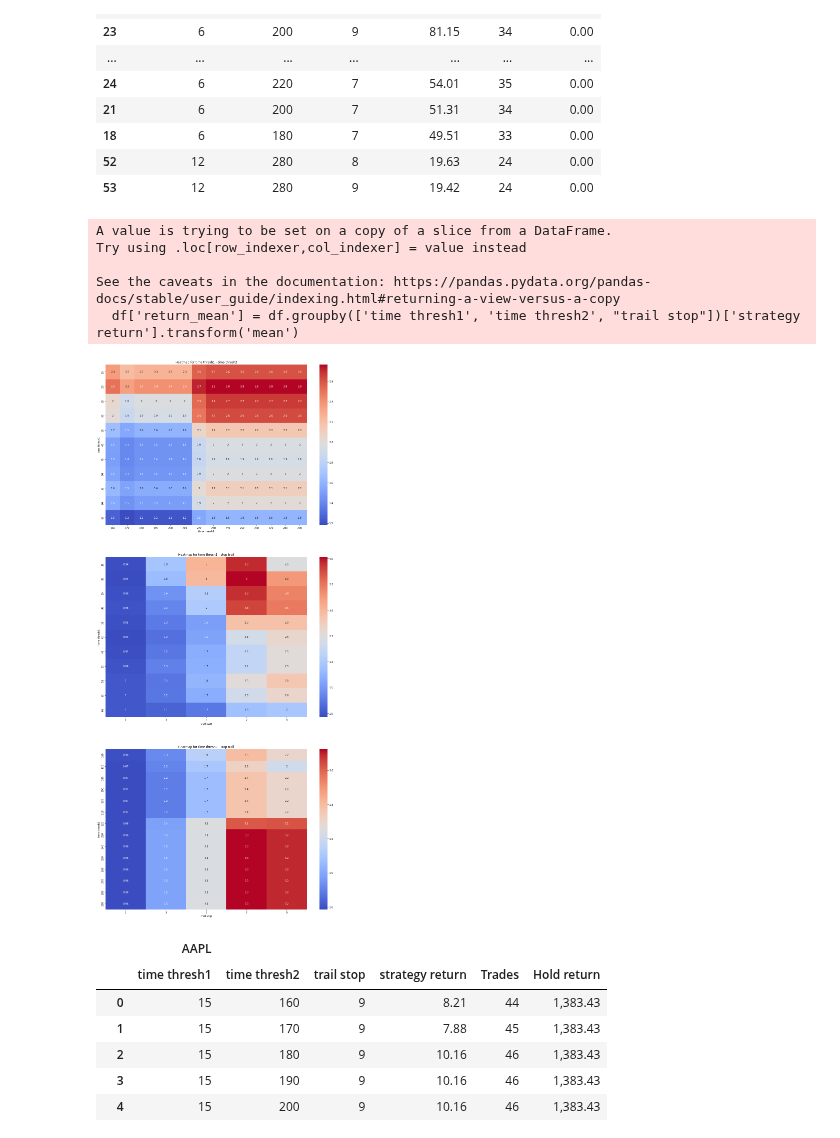
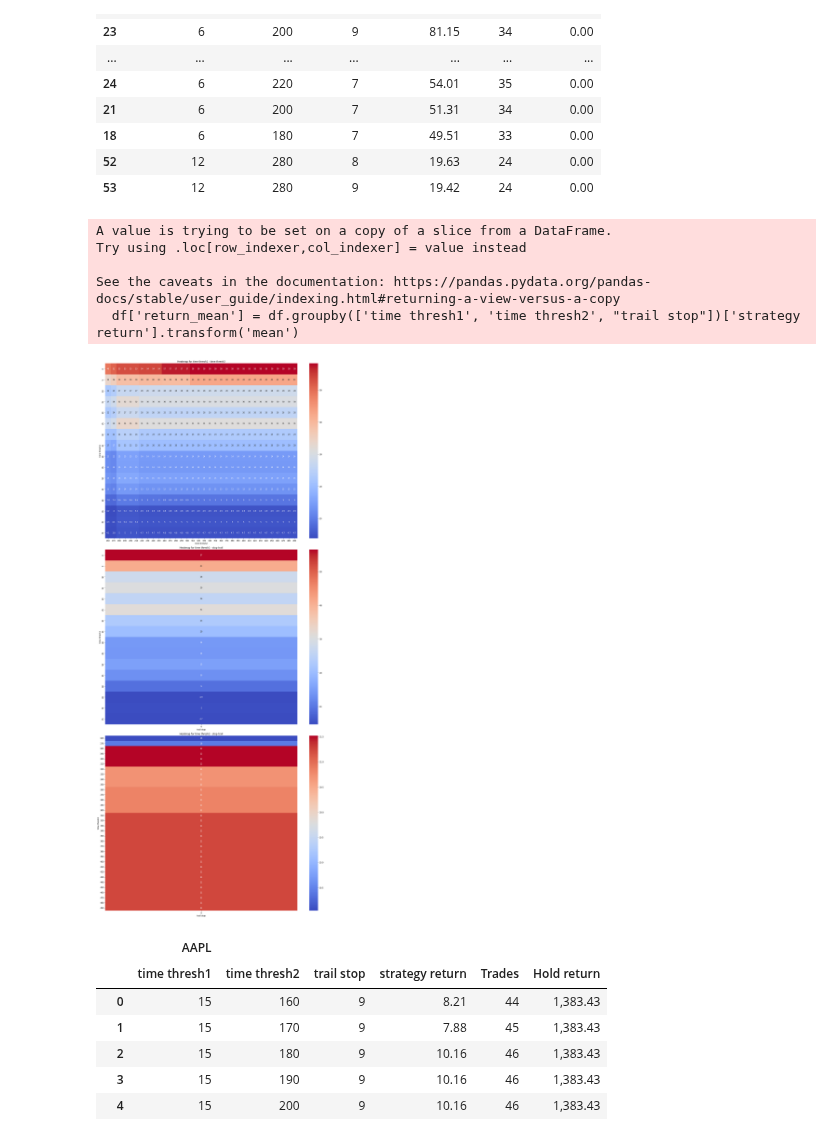
Before and after one commit to Idanq1/Stocks-Strategies, a Jupyter notebook: 52 week/Back testing.ipynb, the cells around one changed output. Cells and saved outputs as stored; diff of their text form; code cells hidden in the pictures.

```diff
--- a/52 week/Back testing.ipynb
+++ b/52 week/Back testing.ipynb
@@ -69,11 +69,12 @@ def strategy(parsed_data, t_tresh1=75, t_thresh2=200, trail_stop=5):
     df["trades"] = (df["Strategy"] == 1).cumsum()
     trades_df = {grp: df_grp for grp, df_grp in df.groupby("trades")}
     conc_tmp_df = pd.DataFrame()
-
+    # trades = []
     for key, tmp_df in trades_df.items():
         tmp_df["trade_high"] = tmp_df["High"].cummax()
         sell_cond = (((tmp_df["trade_high"] - tmp_df["Close"]) / tmp_df["trade_high"]) * 100) > trail_stop
         tmp_df.loc[sell_cond, "Strategy"] = -1
+        # trades.append(tmp_df)
         conc_tmp_df = pd.concat([conc_tmp_df, tmp_df])
     df = conc_tmp_df.copy()
 
@@ -86,4 +87,12 @@ def strategy(parsed_data, t_tresh1=75, t_thresh2=200, trail_stop=5):
     df.loc[(df["pos"] == 0) & (df["Strategy"] == -1), "Strategy"] = 0
     df.loc[(df["pos"] == 1) & (df["Strategy"] == 1), "Strategy"] = 0
     df["trades"] = (df["Strategy"] == 1).cumsum()
-    return df
+
+    # Sim
+    df["Day profit"] = df["pos"] * (np.log(df["Close"]/(df["Close"].shift())))
+    df["Hold"] = np.log(df["Close"]/(df["Close"].shift()))
+    df["sReturn"] = df["Day profit"].cumsum().apply(np.exp)
+    df["hReturn"] = df["Hold"].cumsum().apply(np.exp)
+    trades = {grp: df_grp for grp, df_grp in df.groupby("trades")}.items()
+
+    return df, trades
@@ -106,8 +106,7 @@ def optimizer(ticker, time_thresh1, time_thresh2, trail_stop):
     for tt1 in time_thresh1:
         for tt2 in time_thresh2:
             for trs in trail_stop:
-                strat_df = strategy(parsed, tt1, tt2, trs)
-                res = sim(strat_df)
+                res, _ = strategy(parsed, tt1, tt2, trs)
                 retrn = res["sReturn"][-1]
                 hold_r = res["hReturn"][-1]
                 trades = res["trades"][-1]
@@ -116,17 +115,17 @@ def optimizer(ticker, time_thresh1, time_thresh2, trail_stop):
     return results
 
 
-time_thresh1 = range(0, 55, 5)
-time_thresh2 = range(160, 320, 10)
-# trail_stop = range(1, 10, 2)
-trail_stop = [9]
+time_thresh1 = range(0, 80, 5)
+time_thresh2 = range(160, 500, 10)
+trail_stop = range(1, 10, 2)
+# trail_stop = [9]
 # time_thresh1 = range(70, 80, 5)
 # time_thresh2 = range(100, 200, 60)
 # trail_stop = range(1, 10, 2)
 
 # tickers = ["IBM", "GE", "KO", "JNJ", "PG", "XOM", "BA", "F", "GM", "T", "VZ", "PFE", "MRK", "DD", "PEP", "CVX", "WMT", "CL", "MCD", "MMM", "CAT", "JCI", "ABT", "KMB", "BMY", "AXP", "INTC", "CSCO", "CVX"]
-# tickers = ["SILC"]
-tickers = ["AAPL", "NVDA", "IBM", "TSLA", "GOOG", "F", "GM", "META", "NFLX"]
+tickers = ["AAPL"]
+# tickers = ["AAPL", "NVDA", "IBM", "TSLA", "GOOG", "F", "GM", "META", "NFLX"]
 
 s = time.time()
 mult_opt = pd.DataFrame()
@@ -335,33 +289,32 @@ mult_opt["ABEO"][mask].sort_values("strategy return", ascending=False).head(20)
 | 52 | 12 | 280 | 8 | 19.63 | 24 | 0.00 |
 | 53 | 12 | 280 | 9 | 19.42 | 24 | 0.00 |
 # %%
-df = mult_opt["NFLX"]
+df = mult_opt["AAPL"]
 df['return_mean'] = df.groupby(['time thresh1', 'time thresh2', "trail stop"])['strategy return'].transform('mean')
 tt1_tt2 = df.pivot_table(values='return_mean', index='time thresh1', columns='time thresh2')
 tt1_ts = df.pivot_table(values='return_mean', index='time thresh1', columns='trail stop')
 tt2_ts = df.pivot_table(values='return_mean', index='time thresh2', columns='trail stop')
 
 fig, ax = plt.subplots(3, 1, figsize=(18, 40))
 
 sns.heatmap(tt1_tt2, annot=True, cmap='coolwarm', ax=ax[0])
 ax[0].set_title('Heatmap for time thresh1 - time thresh2')
 
 sns.heatmap(tt1_ts, annot=True, cmap='coolwarm', ax=ax[1])
 ax[1].set_title('Heatmap for time thresh1 - stop trail')
 
 sns.heatmap(tt2_ts, annot=True, cmap='coolwarm', ax=ax[2])
 ax[2].set_title('Heatmap for time thresh2 - stop trail')
 
-
-# plt.tight_layout()
+plt.tight_layout()
 plt.show()
 # %% [output]
 A value is trying to be set on a copy of a slice from a DataFrame.
 Try using .loc[row_indexer,col_indexer] = value instead
 
 See the caveats in the documentation: https://pandas.pydata.org/pandas-docs/stable/user_guide/indexing.html#returning-a-view-versus-a-copy
   df['return_mean'] = df.groupby(['time thresh1', 'time thresh2', "trail stop"])['strategy return'].transform('mean')
-[figure, old version]
+[figure, new version]
 # %%
 mult_opt.to_csv("multi.csv")
 # %%
```
Also changed, not shown: parts of 9 cells of this notebook.
